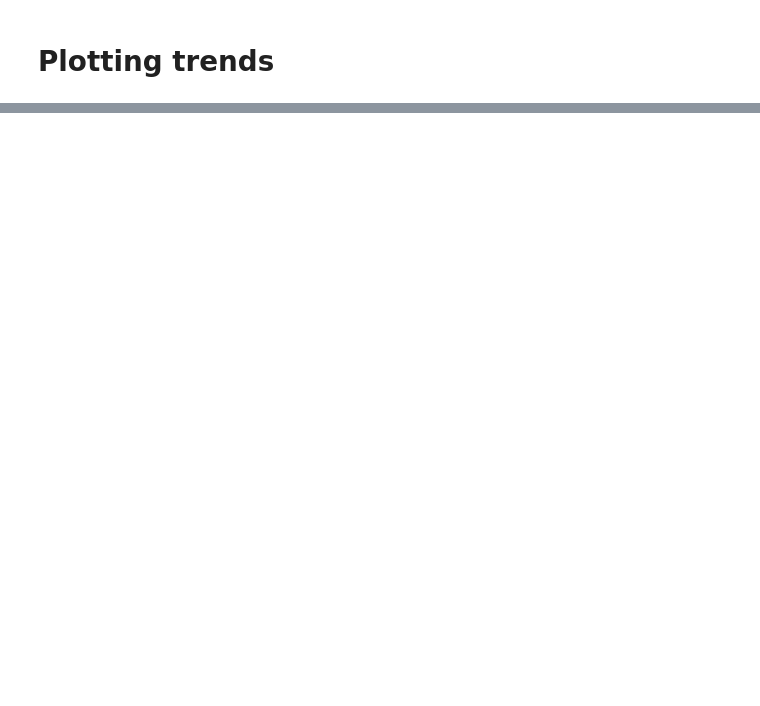
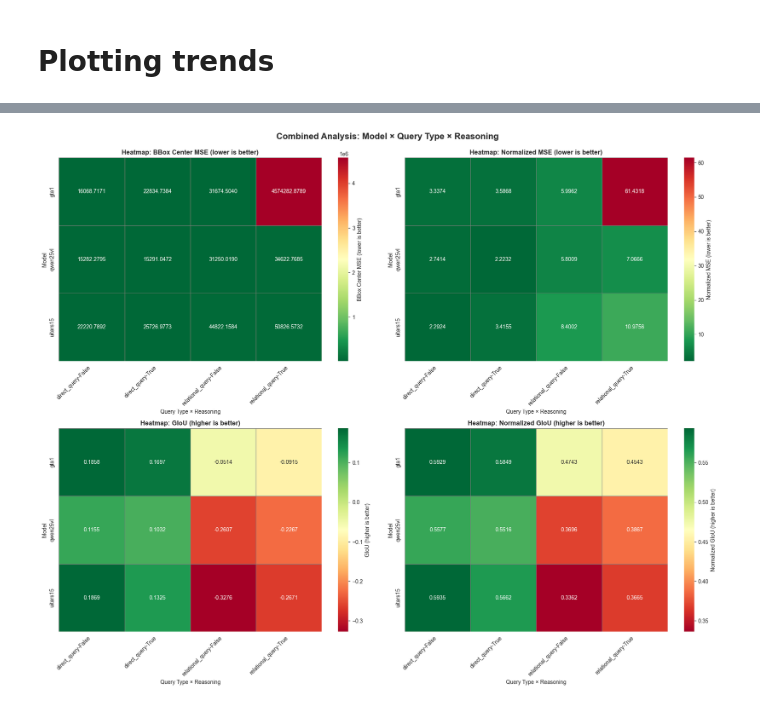
Before and after one commit to ManifoldRG/GUI-DR, a Jupyter notebook: data/baseline_results_analysis.ipynb, the cells around one changed output, grey strips where cells are left out. Drawn from its saved outputs; the diff is of its cells as text; code cells hidden in the pictures; blank space fills up the shorter version.

```diff
--- a/data/baseline_results_analysis.ipynb
+++ b/data/baseline_results_analysis.ipynb
@@ -454,0 +1597,33 @@ pd.concat([gta1_df, qwen_df, uitars15_df]).to_csv('baseline_results_combined.csv
+# %%
+# 5. Combined visualizations: Model x Query Type x Reasoning
+# Create heatmaps for key metrics
+
+fig, axes = plt.subplots(2, 2, figsize=(18, 14))
+axes = axes.flatten()
+
+for idx, metric in enumerate(metrics):
+    ax = axes[idx]
+
+    # Create pivot table: model vs (query_type, use_reasoning)
+    pivot_data = df_plot.pivot_table(
+        values=metric,
+        index='model',
+        columns=['query_type', 'use_reasoning'],
+        aggfunc='mean'
+    )
+
+    # Create heatmap
+    sns.heatmap(pivot_data, annot=True, fmt='.4f', cmap='RdYlGn_r' if metric in ['bbox_center_mse', 'normalized_mse'] else 'RdYlGn',
+                ax=ax, cbar_kws={'label': metric_labels[metric]}, linewidths=0.5, linecolor='gray')
+    ax.set_title(f'Heatmap: {metric_labels[metric]}', fontsize=12, fontweight='bold')
+    ax.set_xlabel('Query Type × Reasoning', fontsize=10)
+    ax.set_ylabel('Model', fontsize=10)
+
+    # Rotate x-axis labels
+    ax.set_xticklabels(ax.get_xticklabels(), rotation=45, ha='right')
+
+plt.tight_layout()
+plt.suptitle('Combined Analysis: Model × Query Type × Reasoning', y=1.02, fontsize=16, fontweight='bold')
+plt.show()
+# %% [output]
+[figure, added]
```
Also changed, not shown: parts of 48 cells of this notebook, 2 other files.
